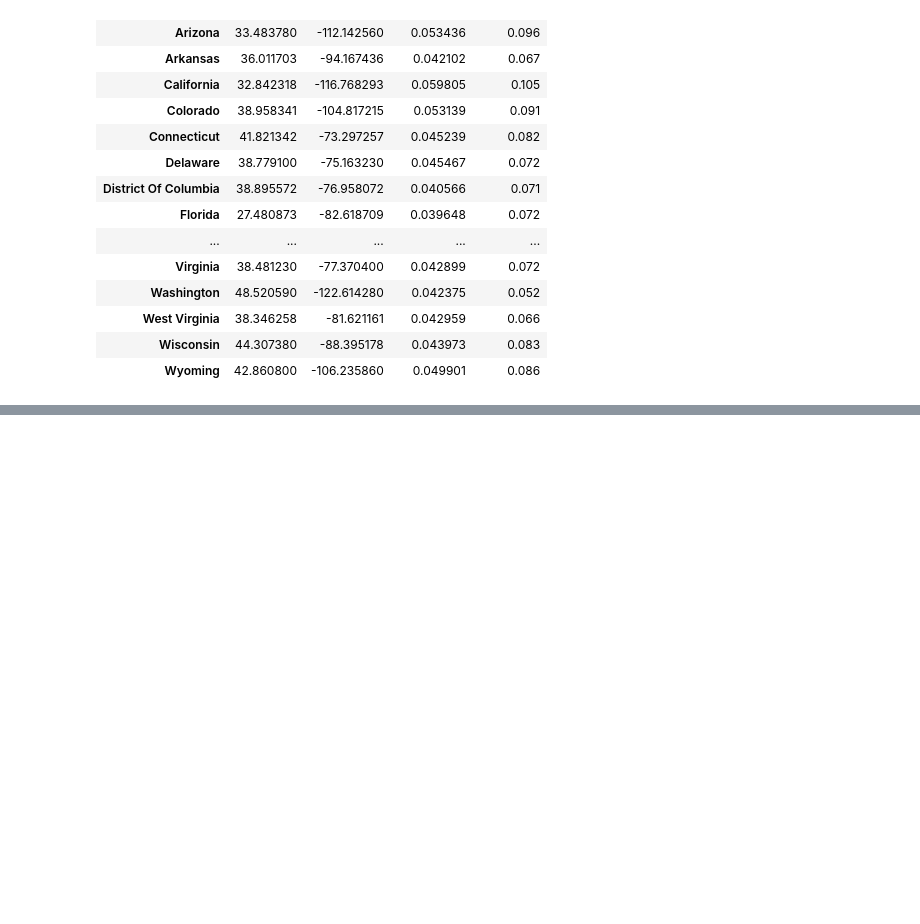
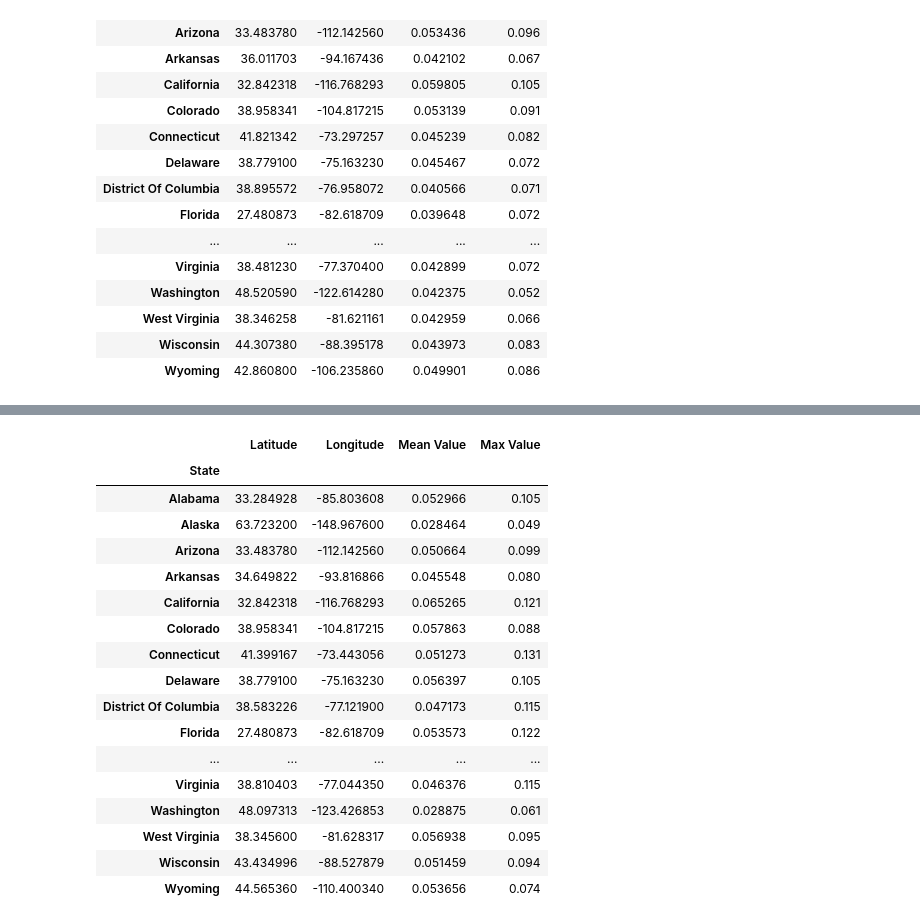
Before and after one commit to Mitchemoto/project-1-, a Jupyter notebook: environment_api_project_states.ipynb, the cells around one changed output, grey strips where cells are left out. Cells and saved outputs as stored; diff of their text form; code cells hidden in the pictures; blank space fills up the shorter version.

Commit message:
states with 2000 data

```diff
--- a/environment_api_project_states.ipynb
+++ b/environment_api_project_states.ipynb
@@ -186,3 +186,42 @@ states_df_grouped
 | West Virginia | 38.346258 | -81.621161 | 0.042959 | 0.066 |
 | Wisconsin | 44.307380 | -88.395178 | 0.043973 | 0.083 |
 | Wyoming | 42.860800 | -106.235860 | 0.049901 | 0.086 |
+# %%
+param='44201'
+
+bdate2='20000131'
+edate2='20000131'
+state_query_url2=f'https://aqs.epa.gov/data/api/annualData/byState?email={email}&key={apikey}&param={param}&bdate={bdate2}&edate={edate2}&state='
+
+response = requests.get(state_query_url + code).json()
+# %%
+# Set up empty lists for data in each column
+states2 = []
+lat2 = []
+long2 = []
+mean2 = []
+max_value2 = []
+# Create a list of state codes so the request can loop through and pull each state
+state_code2 = ["01", "02", "04", "05", "06", "08", "09", "10", "11", "12", "13", "15", "16", "17", "18", "19", "20", "21", "22",
+              "23", "24", "25", "26", "27", "28", "29", "30", "31", "32", "33", "34", "35", "36", "37", "38", "39", "40", "41",
+              "42", "44", "45", "46", "47", "48", "49", "50", "51", "53", "54", "55", "56", "66", "72", "78"]
+# Loop through each state code and pull mean and max No2 values for all locations in each state
+for code in state_code2:
+    response2 = requests.get(state_query_url2 + code).json()
+    try:
+        states2.extend([x['state'] for x in response2['Data']])
+        lat2.extend([x['latitude'] for x in response2['Data']])
+        long2.extend([x['longitude'] for x in response2['Data']])
+        mean2.extend([x['arithmetic_mean'] for x in response2['Data']])
+        max_value2.extend([x['first_max_value'] for x in response2['Data']])
+
+    except:
+        print("This state has no data", code)
+# %%
+states_df2=pd.DataFrame({'State':states2,
+           'Latitude': lat2,
+           'Longitude':long2,
+           'Mean Value': mean2,
+           'Max Value': max_value2})
+
+states_df2
@@ -188,0 +242,23 @@ states_df_grouped
+# %%
+states_df2_grouped=states_df2.groupby('State').first()
+# %%
+states_df2_grouped
+# %% [output]
+|  | Latitude | Longitude | Mean Value | Max Value |
+| State |  |  |  |  |
+| Alabama | 33.284928 | -85.803608 | 0.052966 | 0.105 |
+| Alaska | 63.723200 | -148.967600 | 0.028464 | 0.049 |
+| Arizona | 33.483780 | -112.142560 | 0.050664 | 0.099 |
+| Arkansas | 34.649822 | -93.816866 | 0.045548 | 0.080 |
+| California | 32.842318 | -116.768293 | 0.065265 | 0.121 |
+| Colorado | 38.958341 | -104.817215 | 0.057863 | 0.088 |
+| Connecticut | 41.399167 | -73.443056 | 0.051273 | 0.131 |
+| Delaware | 38.779100 | -75.163230 | 0.056397 | 0.105 |
+| District Of Columbia | 38.583226 | -77.121900 | 0.047173 | 0.115 |
+| Florida | 27.480873 | -82.618709 | 0.053573 | 0.122 |
+| ... | ... | ... | ... | ... |
+| Virginia | 38.810403 | -77.044350 | 0.046376 | 0.115 |
+| Washington | 48.097313 | -123.426853 | 0.028875 | 0.061 |
+| West Virginia | 38.345600 | -81.628317 | 0.056938 | 0.095 |
+| Wisconsin | 43.434996 | -88.527879 | 0.051459 | 0.094 |
+| Wyoming | 44.565360 | -110.400340 | 0.053656 | 0.074 |
```
Also changed, not shown: parts of 1 cell of this notebook.
